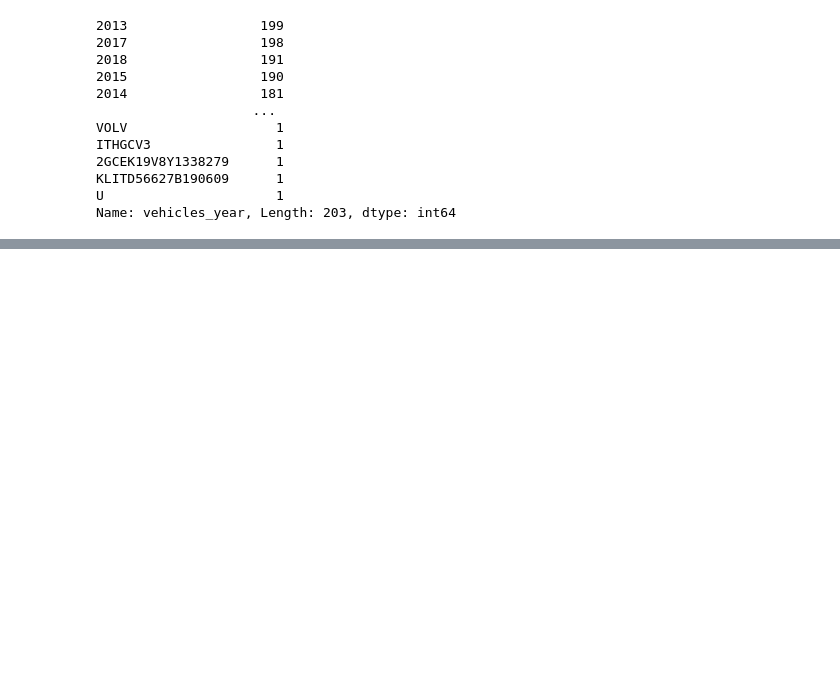
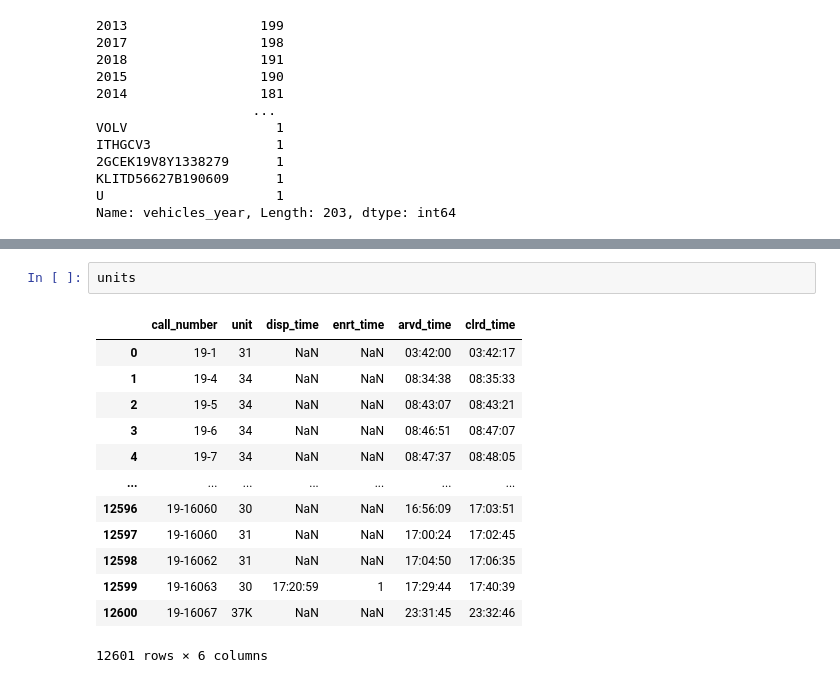
Before and after one commit to annahaensch/datathon4justice, a Jupyter notebook: code/Alex/Untitled.ipynb, the cells around one changed output, grey strips where cells are left out. Saved outputs shown, nothing was run; the diff lists cells and outputs as text; blank space fills up the shorter version.

```diff
--- a/code/Alex/Untitled.ipynb
+++ b/code/Alex/Untitled.ipynb
@@ -26,0 +75,16 @@ Name: vehicles_year, Length: 203, dtype: int64
+# %%
+units
+# %% [output]
+|  | call_number | unit | disp_time | enrt_time | arvd_time | clrd_time |
+| 0 | 19-1 | 31 | NaN | NaN | 03:42:00 | 03:42:17 |
+| 1 | 19-4 | 34 | NaN | NaN | 08:34:38 | 08:35:33 |
+| 2 | 19-5 | 34 | NaN | NaN | 08:43:07 | 08:43:21 |
+| 3 | 19-6 | 34 | NaN | NaN | 08:46:51 | 08:47:07 |
+| 4 | 19-7 | 34 | NaN | NaN | 08:47:37 | 08:48:05 |
+| ... | ... | ... | ... | ... | ... | ... |
+| 12596 | 19-16060 | 30 | NaN | NaN | 16:56:09 | 17:03:51 |
+| 12597 | 19-16060 | 31 | NaN | NaN | 17:00:24 | 17:02:45 |
+| 12598 | 19-16062 | 31 | NaN | NaN | 17:04:50 | 17:06:35 |
+| 12599 | 19-16063 | 30 | 17:20:59 | 1 | 17:29:44 | 17:40:39 |
+| 12600 | 19-16067 | 37K | NaN | NaN | 23:31:45 | 23:32:46 |
+12601 rows × 6 columns
```
Also changed, not shown: parts of 3 cells of this notebook, 8 other files.
